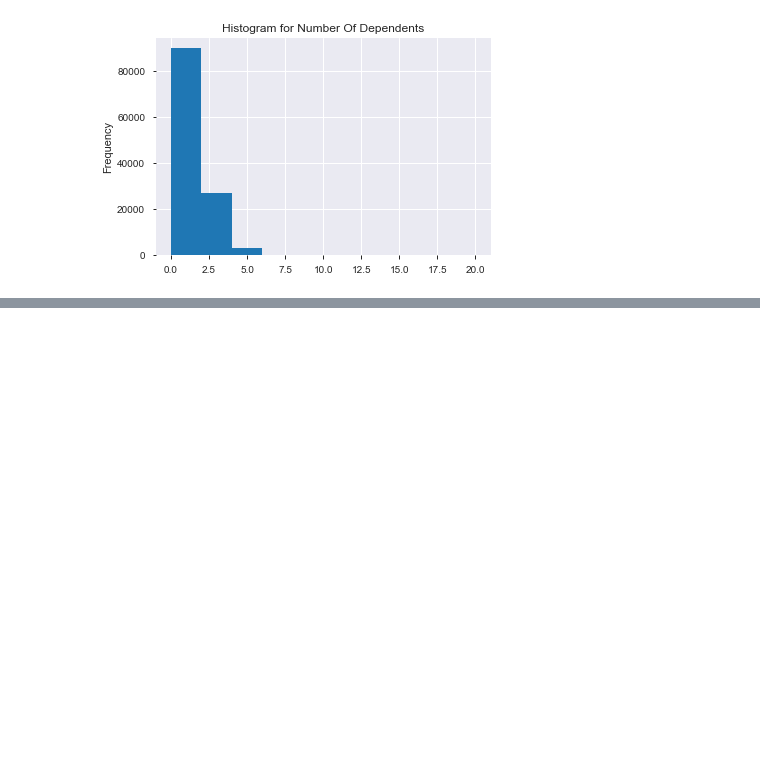
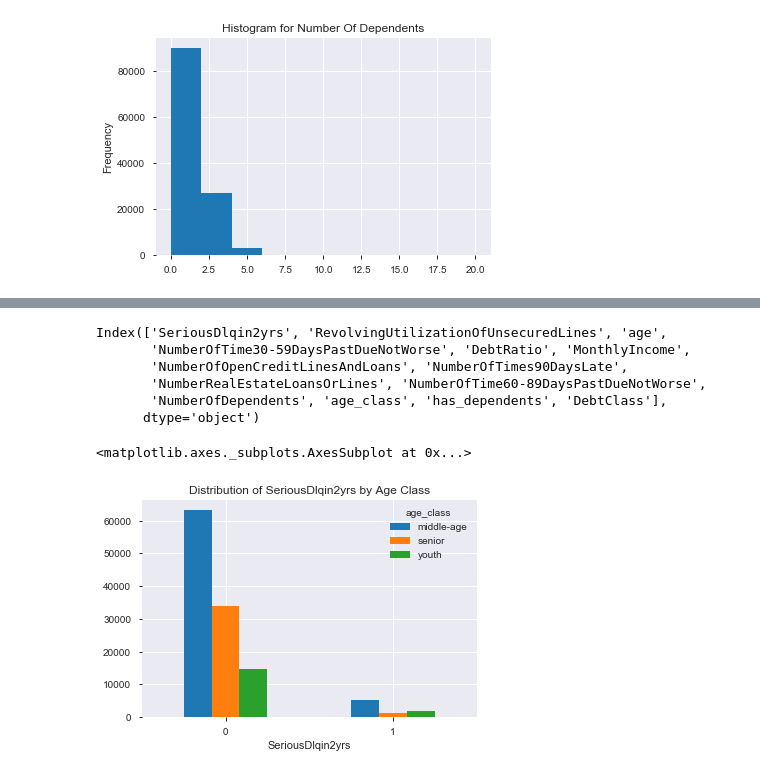
Before and after one commit to evaezekwem/nutritional-label-for-loan-recommendation-system, a Jupyter notebook: notebooks/ece278/01-exploratory analysis.ipynb, the cells around one changed output, grey strips where cells are left out. Drawn from its saved outputs; the diff is of its cells as text; code cells hidden in the pictures; blank space fills up the shorter version.

```diff
--- a/notebooks/ece278/01-exploratory analysis.ipynb
+++ b/notebooks/ece278/01-exploratory analysis.ipynb
@@ -311,0 +345,14 @@ train_df['NumberOfDependents'].plot(kind='hist', title='Histogram for Number Of
+# %%
+train_df.columns
+# %% [output]
+Index(['SeriousDlqin2yrs', 'RevolvingUtilizationOfUnsecuredLines', 'age',
+       'NumberOfTime30-59DaysPastDueNotWorse', 'DebtRatio', 'MonthlyIncome',
+       'NumberOfOpenCreditLinesAndLoans', 'NumberOfTimes90DaysLate',
+       'NumberRealEstateLoansOrLines', 'NumberOfTime60-89DaysPastDueNotWorse',
+       'NumberOfDependents', 'age_class', 'has_dependents', 'DebtClass'],
+      dtype='object')
+# %%
+pd.crosstab(train_df.SeriousDlqin2yrs, train_df.age_class).plot(kind='bar',rot=1,title='Distribution of SeriousDlqin2yrs by Age Class')
+# %% [output]
+<matplotlib.axes._subplots.AxesSubplot at 0x...>
+[figure, added]
```
Also changed, not shown: parts of 12 cells of this notebook, 1 other file.
